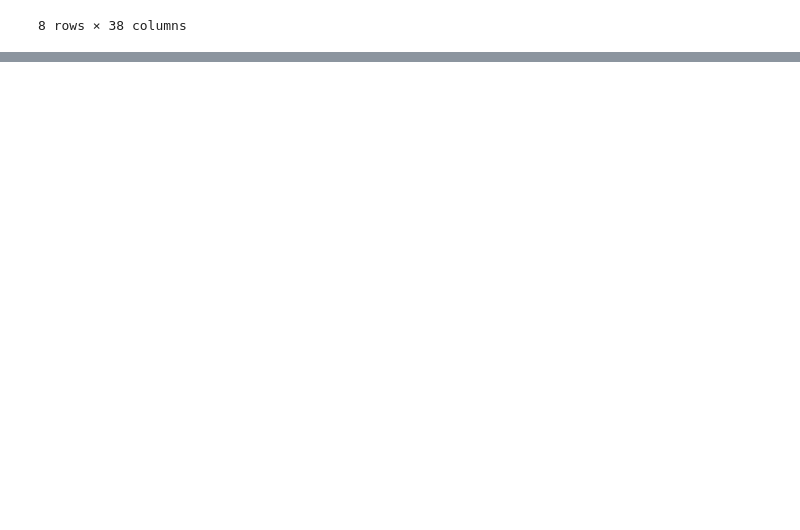
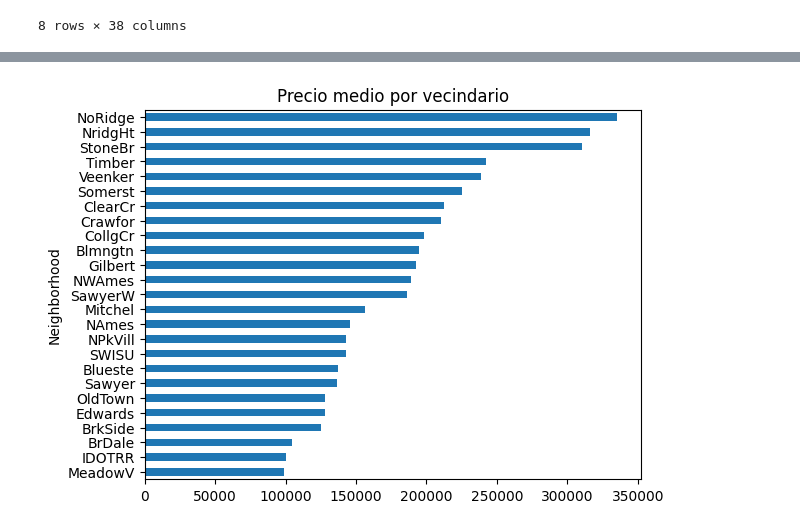
Before and after one commit to Andyfer004/Proyecto1-DM, a Jupyter notebook: P1_DM.ipynb, the cells around one changed output, grey strips where cells are left out. Drawn from its saved outputs; the diff is of its cells as text; code cells hidden in the pictures; blank space fills up the shorter version.

```diff
--- a/P1_DM.ipynb
+++ b/P1_DM.ipynb
@@ -105,0 +107,6 @@ Length: 81, dtype: int64
+# %%
+df.groupby('Neighborhood')['SalePrice'].mean().sort_values().plot(kind='barh')
+plt.title('Precio medio por vecindario')
+plt.show()
+# %% [output]
+[figure, added]
```
Also changed, not shown: parts of 8 cells of this notebook.
